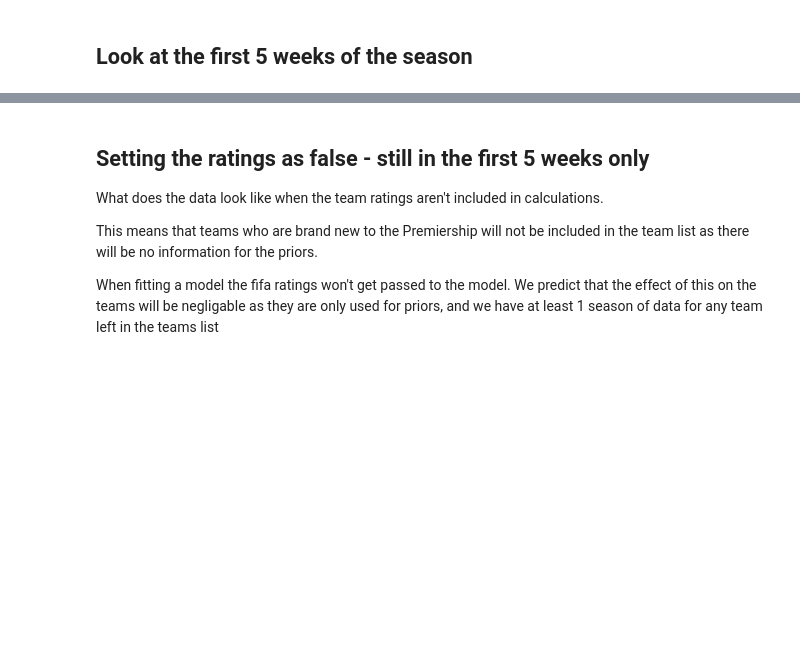
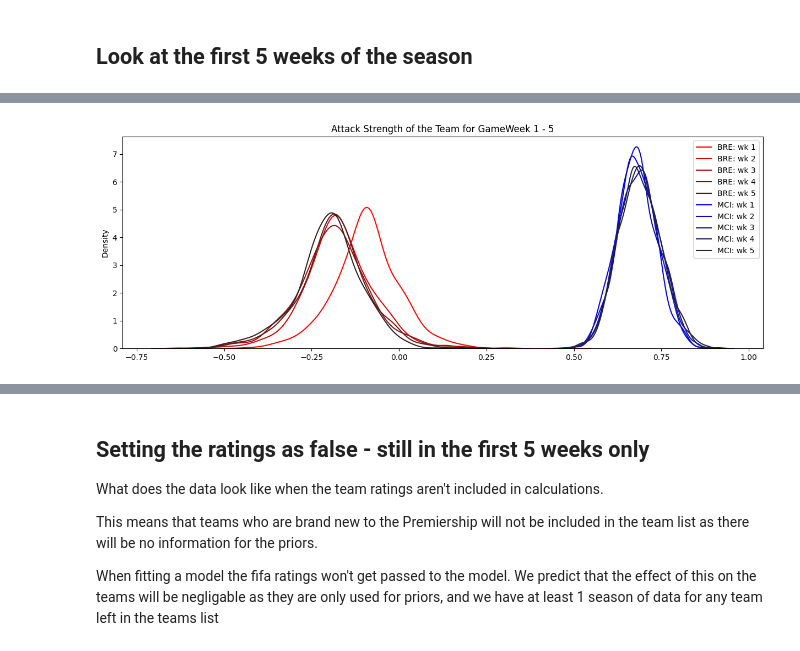
Before and after one commit to alan-turing-institute/AIrsenal, a Jupyter notebook: notebooks/progression_of_attack_parameter.ipynb, the cells around one changed output, grey strips where cells are left out. Drawn from its saved outputs; the diff is of its cells as text; code cells hidden in the pictures; blank space fills up the shorter version.

```diff
--- a/notebooks/progression_of_attack_parameter.ipynb
+++ b/notebooks/progression_of_attack_parameter.ipynb
@@ -27,6 +27,7 @@ team_colours={}
 team_colours['BRE'] = 'red'
 team_colours['NOR'] = 'gold'
 team_colours['MCI'] = 'blue'
+team_colours['WOL'] = 'green'
 # %% [markdown]
 Make a model for the 21/22 season, and look at the first game week
 # %%
@@ -114,22 +60,0 @@ plt.show()
-# %%
-# Plotting the mean of the attack parameters
-team_list = ["BRE", "MCI"]
-
-
-x = list(range(1, max_game_week+1))
-
-for i, team in enumerate(team_list):
-    y = [np.mean(season_attack_progression[:,gw_idx,i]) for gw_idx in range(max_game_week)]
-    std = [np.std(season_attack_progression[:,gw_idx,i]) for gw_idx in range(max_game_week)]
-    plt.plot(x,
-             y,
-             label=team,
-             marker="o",
-             color=team_colours[team]
-            )
-
-plt.title(f"Mean of the attack parameter for {', '.join(team_list)}")
-plt.xlabel("Game Week")
-plt.ylabel("Team Attack Parameter")
-plt.legend()
-plt.show()
@@ -137,0 +61,6 @@ plt.show()
+# %%
+season = "2122"
+gameweeks = [1, 2, 3, 4, 5]
+
+models = {gw: get_fitted_team_model(season, gw, session) for gw in gameweeks}
+# teams = get_teams_for_season(season, session)
@@ -137,0 +74,18 @@ plt.show()
+# %%
+def plot_team_attack(models_dict, team_list):
+    ax = plt.figure(figsize=(15, 5)).gca()
+    for team in team_list:
+        team_palette = sns.color_palette(f"dark:{team_colours[team]}_r", len(models_dict.keys()))
+        col_idx = 0
+        for gw, m in models_dict.items():
+            sns.kdeplot(m.attack[:, m.teams.index(team)],
+                       label=f"{team}: wk {gw}",
+                       color=team_palette[col_idx])
+            col_idx += 1
+    plt.title(f'Attack Strength of the Team for GameWeek {min(models_dict.keys())} - {max(models_dict.keys())}')
+    plt.legend()
+    plt.show()
+# %%
+plot_team_attack(models, ["BRE", "MCI"])
+# %% [output]
+[figure, added]
```
Also changed, not shown: parts of 23 cells of this notebook.
